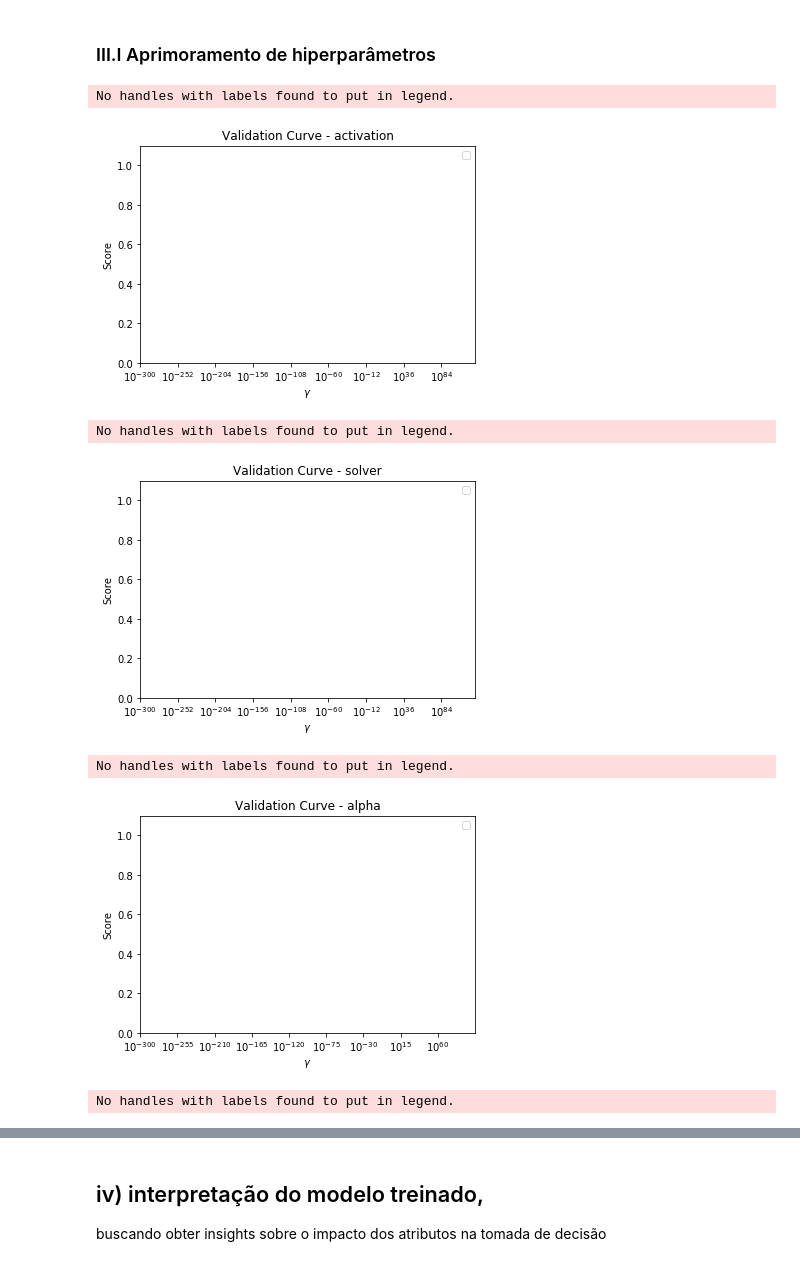
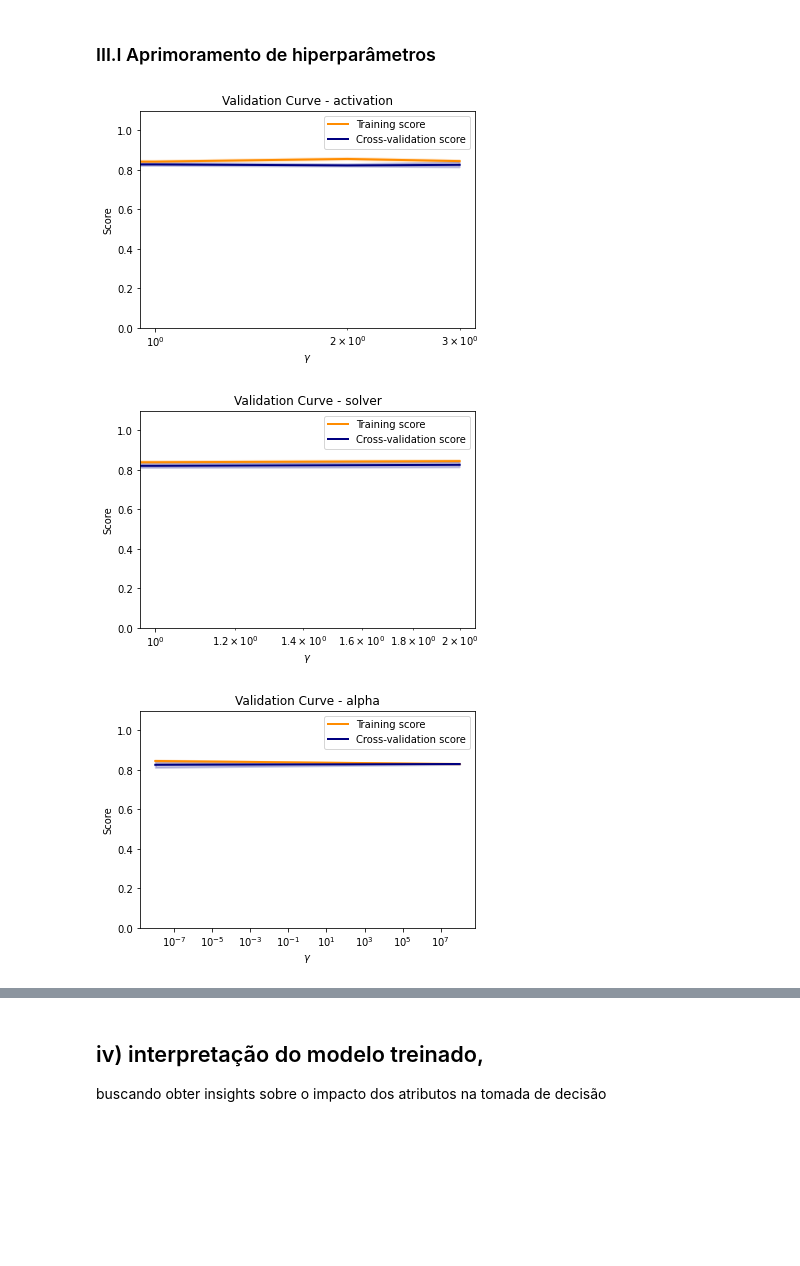
Before and after one commit to kaline/TrabalhoFinalML, a Jupyter notebook: dataset.ipynb, the cells around one changed output, grey strips where cells are left out. Saved outputs shown, nothing was run; the diff lists cells and outputs as text; code cells hidden in the pictures; blank space fills up the shorter version.

Commit message:
Validation curve - fix

```diff
--- a/dataset.ipynb
+++ b/dataset.ipynb
@@ -1054,24 +1066,22 @@ class HyperParameterEvaluator:
 # %%
 mlp_hyperparams = {
     "activation": ["identity", "logistic", "tanh", "relu"],
     "solver": ["lbfgs", "sgd", "adam"],
     "alpha": [x for x in np.linspace(1e-8, 1e8, 2, dtype=float)],
     "tol": [x for x in np.linspace(1e-8, 1e8, 2, dtype=float)],
 }
-metrics = df_depressed_dataset.columns.values[:-1]
+train_test_dataset = X_train.append(X_test)
+train_test_dataset['depressed'] = y_train.append(y_test)
+metrics = train_test_dataset.columns.values[:-1]
 hpe = HyperParameterEvaluator(
-    dataframe = df_depressed_dataset,
+    dataframe = train_test_dataset,
     regressor = MLPClassifier(random_state=0),
     predictable_column = "depressed",
     hyperparameters = mlp_hyperparams
 )
 
 hpe.evaluate_validation_curve(metrics)
 # %% [output]
-No handles with labels found to put in legend.
-[figure, old version]
+[figure, new version]
-No handles with labels found to put in legend.
-[figure, old version]
+[figure, new version]
-No handles with labels found to put in legend.
-[figure, old version]
+[figure, new version]
-No handles with labels found to put in legend.
```
Also changed, not shown: parts of 12 cells of this notebook.
